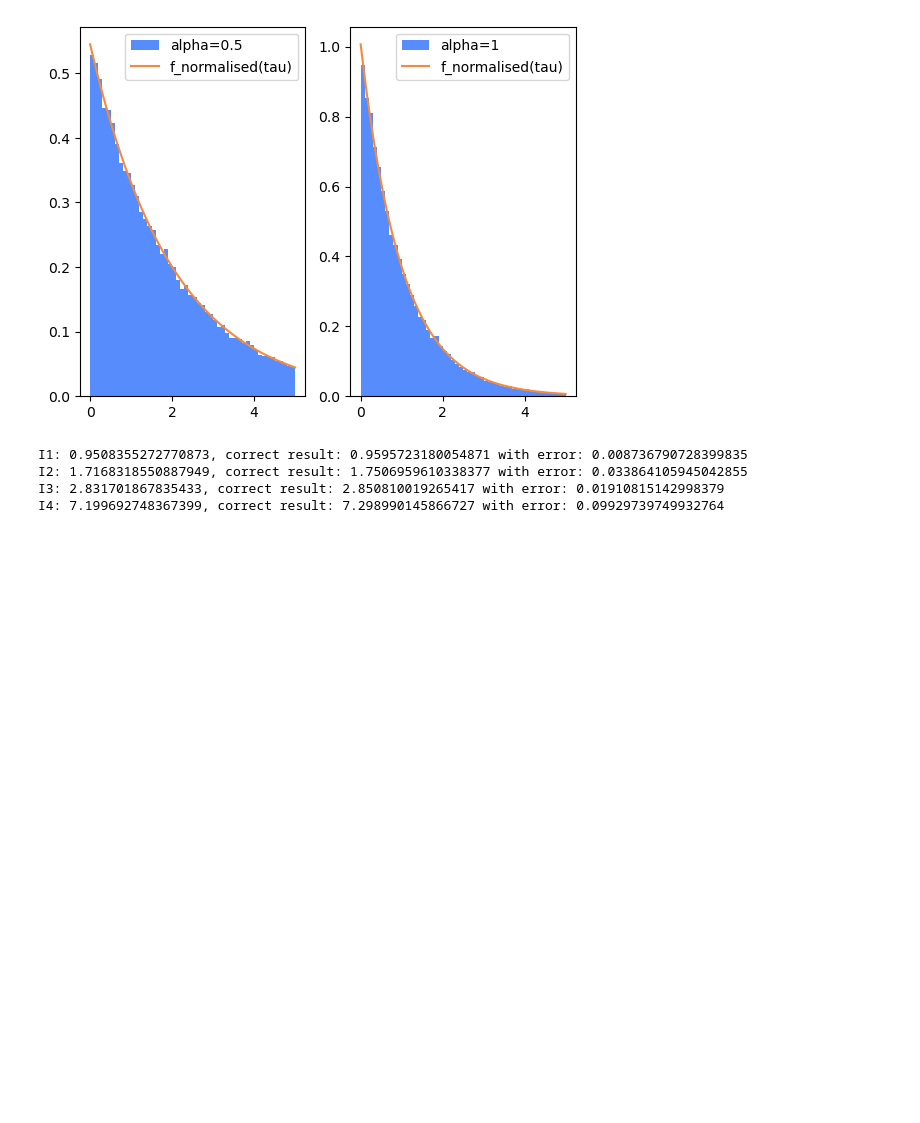
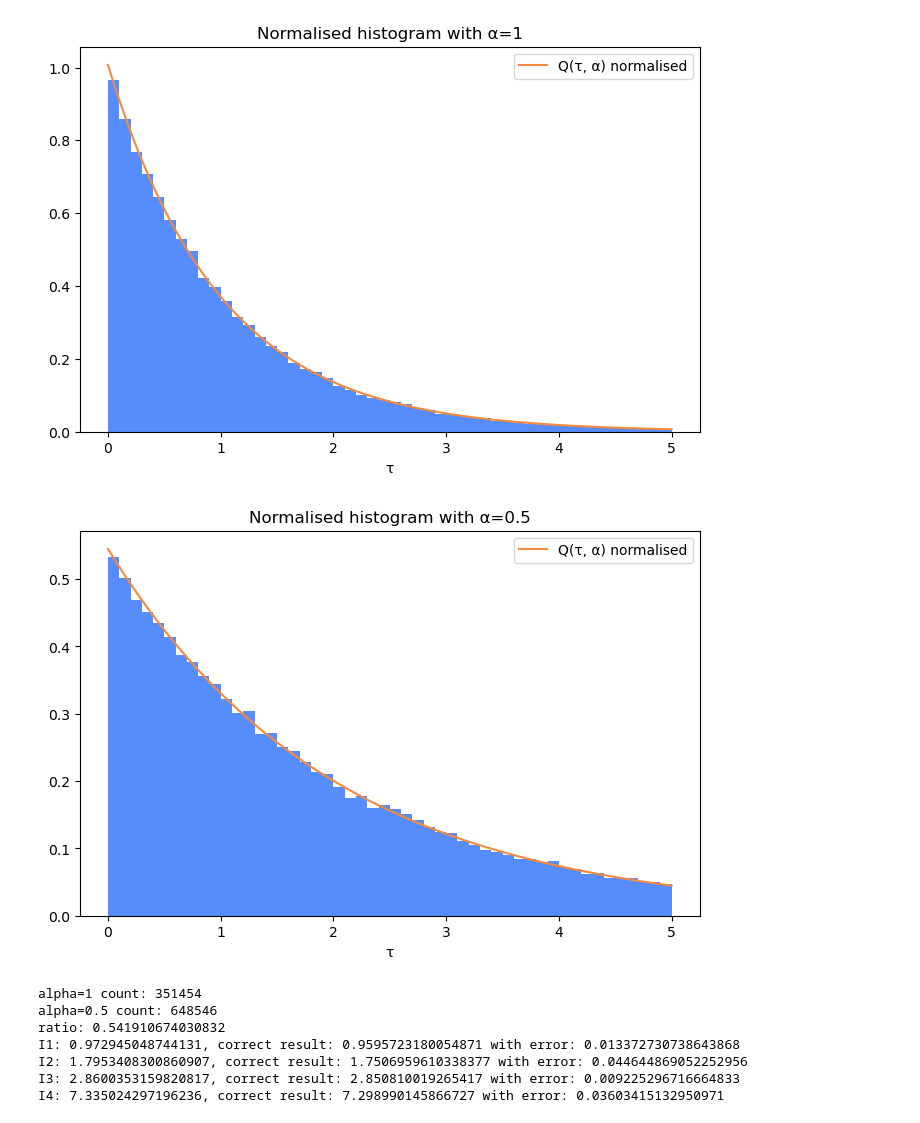
Before and after one commit to lordVelisch/diagrammatic-monte-carlo-solver, a Jupyter notebook: figures/task5.ipynb, the cells around one changed output. Saved outputs shown, nothing was run; the diff lists cells and outputs as text; code cells hidden in the pictures; blank space fills up the shorter version.

Commit message:
renaming and improve figures

```diff
--- a/figures/task5.ipynb
+++ b/figures/task5.ipynb
@@ -1,28 +1,35 @@
 # %%
 import numpy as np
 import pandas as pd
 import matplotlib.pyplot as plt
 
 def f_1(tau):
     normalisation = 1-np.exp(-5)
     return np.exp(-tau)/normalisation
 
 def f_0_5(tau):
     normalisation = 2*(1-np.exp(-5/2))
     return np.exp(-0.5*tau)/normalisation
 
 df = pd.read_csv("../data/task5/histogram.csv", dtype="double")
+tau_values = np.linspace(0, 5, 1000)
 
-fig, axes = plt.subplots(1,2)
+histograms = [
+    (1, f_1, "../report/figures/task5/histogram_alpha_1.pdf"),
+    (0.5, f_0_5, "../report/figures/task5/histogram_alpha_0_5.pdf"),
+]
 
-axes[0].hist(df[df["alpha"]==0.5].tau, bins=50, density=True, label="alpha=0.5")
-axes[1].hist(df[df["alpha"]==1].tau, bins=50, density=True, label="alpha=1")
+for alpha, f, filename in histograms:
+    fig, ax = plt.subplots(figsize=(8, 5))
 
-tau_values = np.linspace(0, 5, 1000)
-axes[0].plot(tau_values, f_0_5(tau_values), label="f_normalised(tau)")
-axes[1].plot(tau_values, f_1(tau_values), label="f_normalised(tau)")
+    ax.hist(df[df["alpha"] == alpha].tau, bins=50, density=True)
+    ax.plot(tau_values, f(tau_values), label="Q(τ, α) normalised")
 
-for ax in [0,1]:
-    axes[ax].legend()
+    ax.set_title(f"Normalised histogram with α={alpha}")
+    ax.set_xlabel("τ")
+    ax.legend()
+
+    fig.savefig(filename)
 # %% [output]
-[figure, old version]
+[figure, new version]
+[figure, added]
@@ -39,6 +48,12 @@ I4_exact = 7.298990145866727
 Z_1 = 1-np.exp(-5)
 Z_2 = 2*(1-np.exp(-5/2))
 
+a_1_count = len(df[df["alpha"] == 1])
+a_0_5_count = len(df[df["alpha"] == 0.5])
+
+print(f"alpha=1 count: {a_1_count}")
+print(f"alpha=0.5 count: {a_0_5_count}")
+print(f"ratio: {a_1_count/a_0_5_count}")
 
 I1 = np.mean(df[df["alpha"]==1].tau)*Z_1
 I2 = np.mean(df[df["alpha"]==1].tau**2)*Z_1
@@ -51,7 +66,10 @@ print(f"I2: {I2}, correct result: {I2_exact} with error: {np.abs(I2-I2_exact)}")
 print(f"I3: {I3}, correct result: {I3_exact} with error: {np.abs(I3-I3_exact)}")
 print(f"I4: {I4}, correct result: {I4_exact} with error: {np.abs(I4-I4_exact)}")
 # %% [output]
-I1: 0.9508355272770873, correct result: 0.9595723180054871 with error: 0.008736790728399835
-I2: 1.7168318550887949, correct result: 1.7506959610338377 with error: 0.033864105945042855
-I3: 2.831701867835433, correct result: 2.850810019265417 with error: 0.01910815142998379
-I4: 7.199692748367399, correct result: 7.298990145866727 with error: 0.09929739749932764
+alpha=1 count: 351454
+alpha=0.5 count: 648546
+ratio: 0.541910674030832
+I1: 0.972945048744131, correct result: 0.9595723180054871 with error: 0.013372730738643868
+I2: 1.7953408300860907, correct result: 1.7506959610338377 with error: 0.044644869052252956
+I3: 2.8600353159820817, correct result: 2.850810019265417 with error: 0.009225296716664833
+I4: 7.335024297196236, correct result: 7.298990145866727 with error: 0.03603415132950971
```
Also changed, not shown: parts of 1 cell of this notebook, 2 other files.
